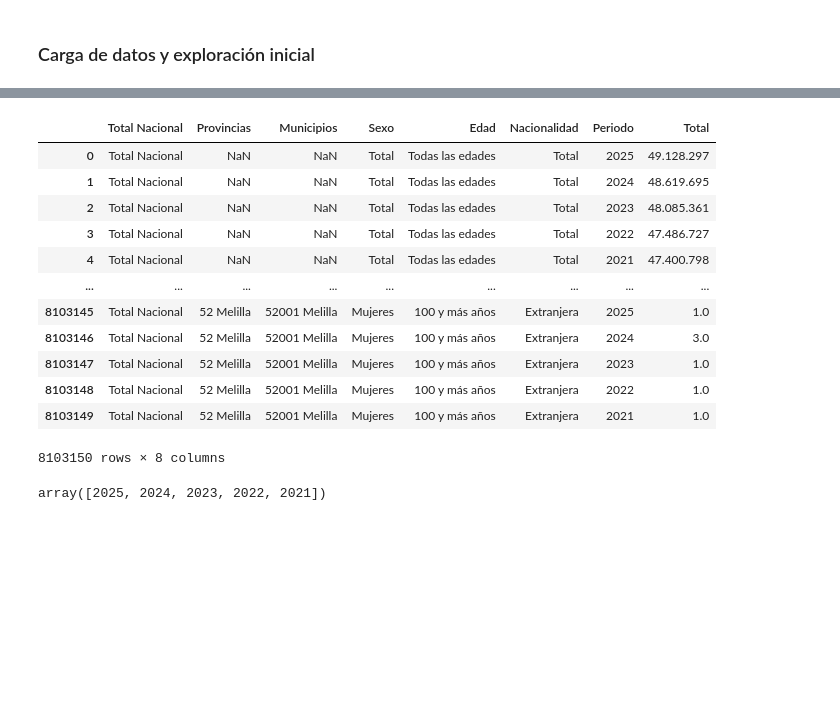
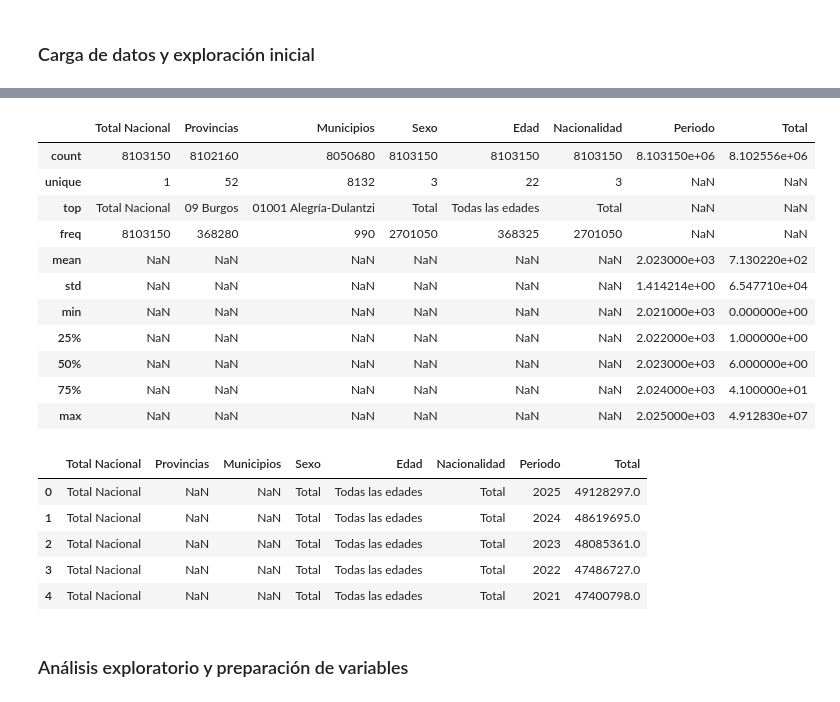
Before and after one commit to nt33/PRVD-Proyecto_Salud, a Jupyter notebook: preprocesado/datos_poblacion.ipynb, the cells around one changed output, grey strips where cells are left out. Drawn from its saved outputs; the diff is of its cells as text; code cells hidden in the pictures; blank space fills up the shorter version.

Commit message:
Preprocesado del primer dataset ine-poblacion

```diff
--- a/preprocesado/datos_poblacion.ipynb
+++ b/preprocesado/datos_poblacion.ipynb
@@ -16,0 +39,9 @@ ine_datos = pd.read_csv('../data/raw/INE-poblacion-grupo-edad.csv', sep=';')
+# %%
+# Volver a cargar los datos especificando los parámetros correctos para miles y decimales
+ine_raw = pd.read_csv(
+    '../data/raw/INE-poblacion-grupo-edad.csv',
+    sep=';',
+    thousands='.',
+    decimal=',',
+    low_memory=False
+)
@@ -17,22 +94,30 @@ ine_datos = pd.read_csv('../data/raw/INE-poblacion-grupo-edad.csv', sep=';')
+# %%
+# Descripción estadística del dataset
+ine_raw.describe(include='all')
+# %% [output]
+|  | Total Nacional | Provincias | Municipios | Sexo | Edad | Nacionalidad | Periodo | Total |
+| count | 8103150 | 8102160 | 8050680 | 8103150 | 8103150 | 8103150 | 8.103150e+06 | 8.102556e+06 |
+| unique | 1 | 52 | 8132 | 3 | 22 | 3 | NaN | NaN |
+| top | Total Nacional | 09 Burgos | 01001 Alegría-Dulantzi | Total | Todas las edades | Total | NaN | NaN |
+| freq | 8103150 | 368280 | 990 | 2701050 | 368325 | 2701050 | NaN | NaN |
+| mean | NaN | NaN | NaN | NaN | NaN | NaN | 2.023000e+03 | 7.130220e+02 |
+| std | NaN | NaN | NaN | NaN | NaN | NaN | 1.414214e+00 | 6.547710e+04 |
+| min | NaN | NaN | NaN | NaN | NaN | NaN | 2.021000e+03 | 0.000000e+00 |
+| 25% | NaN | NaN | NaN | NaN | NaN | NaN | 2.022000e+03 | 1.000000e+00 |
+| 50% | NaN | NaN | NaN | NaN | NaN | NaN | 2.023000e+03 | 6.000000e+00 |
+| 75% | NaN | NaN | NaN | NaN | NaN | NaN | 2.024000e+03 | 4.100000e+01 |
+| max | NaN | NaN | NaN | NaN | NaN | NaN | 2.025000e+03 | 4.912830e+07 |
 # %%
-ine_datos
+# Vista previa del dataframe
+ine_raw.head()
 # %% [output]
 |  | Total Nacional | Provincias | Municipios | Sexo | Edad | Nacionalidad | Periodo | Total |
-| 0 | Total Nacional | NaN | NaN | Total | Todas las edades | Total | 2025 | 49.128.297 |
-| 1 | Total Nacional | NaN | NaN | Total | Todas las edades | Total | 2024 | 48.619.695 |
-| 2 | Total Nacional | NaN | NaN | Total | Todas las edades | Total | 2023 | 48.085.361 |
-| 3 | Total Nacional | NaN | NaN | Total | Todas las edades | Total | 2022 | 47.486.727 |
-| 4 | Total Nacional | NaN | NaN | Total | Todas las edades | Total | 2021 | 47.400.798 |
-| ... | ... | ... | ... | ... | ... | ... | ... | ... |
-| 8103145 | Total Nacional | 52 Melilla | 52001 Melilla | Mujeres | 100 y más años | Extranjera | 2025 | 1.0 |
-| 8103146 | Total Nacional | 52 Melilla | 52001 Melilla | Mujeres | 100 y más años | Extranjera | 2024 | 3.0 |
-| 8103147 | Total Nacional | 52 Melilla | 52001 Melilla | Mujeres | 100 y más años | Extranjera | 2023 | 1.0 |
-| 8103148 | Total Nacional | 52 Melilla | 52001 Melilla | Mujeres | 100 y más años | Extranjera | 2022 | 1.0 |
-| 8103149 | Total Nacional | 52 Melilla | 52001 Melilla | Mujeres | 100 y más años | Extranjera | 2021 | 1.0 |
+| 0 | Total Nacional | NaN | NaN | Total | Todas las edades | Total | 2025 | 49128297.0 |
+| 1 | Total Nacional | NaN | NaN | Total | Todas las edades | Total | 2024 | 48619695.0 |
+| 2 | Total Nacional | NaN | NaN | Total | Todas las edades | Total | 2023 | 48085361.0 |
+| 3 | Total Nacional | NaN | NaN | Total | Todas las edades | Total | 2022 | 47486727.0 |
+| 4 | Total Nacional | NaN | NaN | Total | Todas las edades | Total | 2021 | 47400798.0 |
-8103150 rows × 8 columns
-# %%
-ine_datos['Periodo'].unique()
-# %% [output]
-array([2025, 2024, 2023, 2022, 2021])
+# %% [markdown]
+### Análisis exploratorio y preparación de variables
 # %%
 # Renombrar columnas
```
Also changed, not shown: parts of 41 cells of this notebook, 1 other file.
